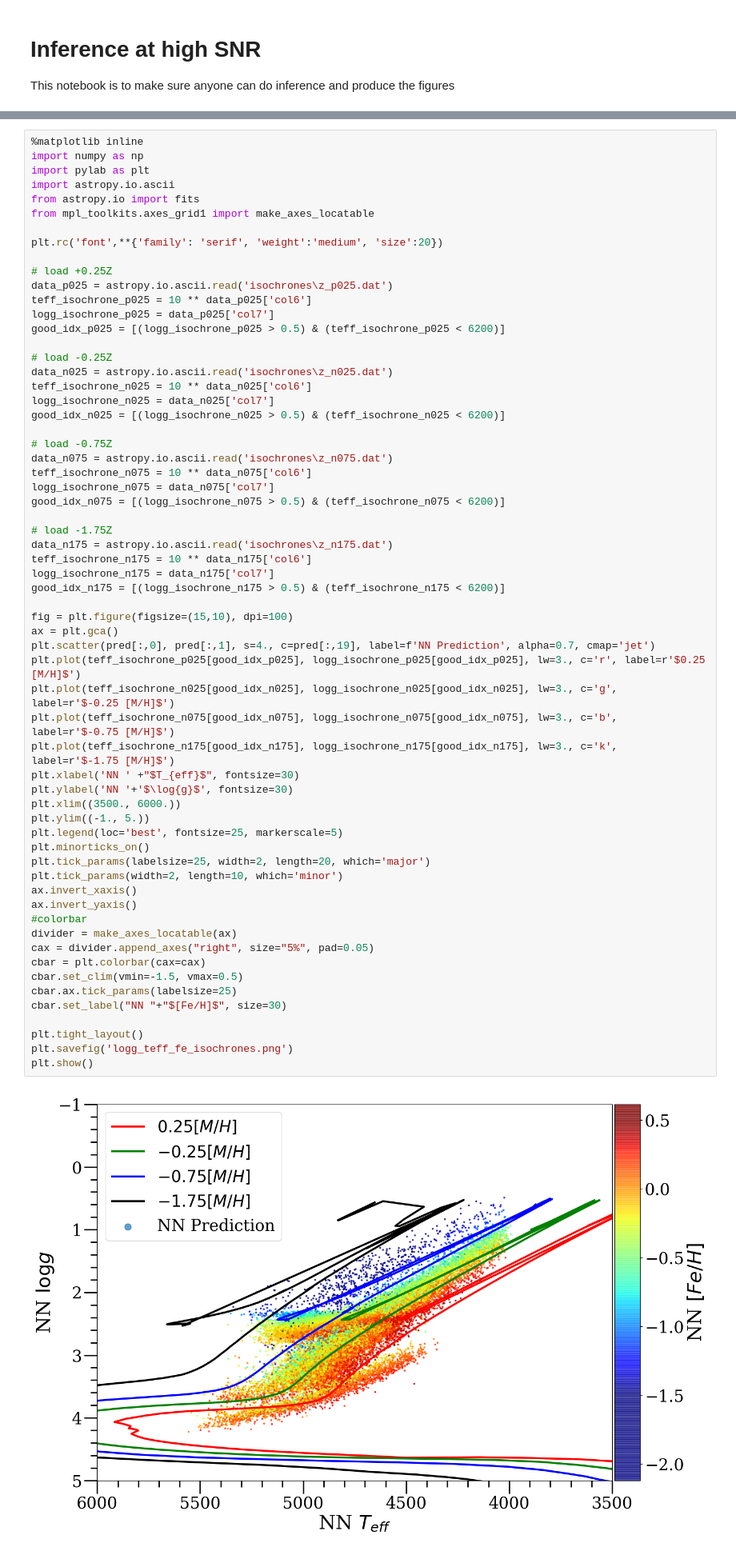
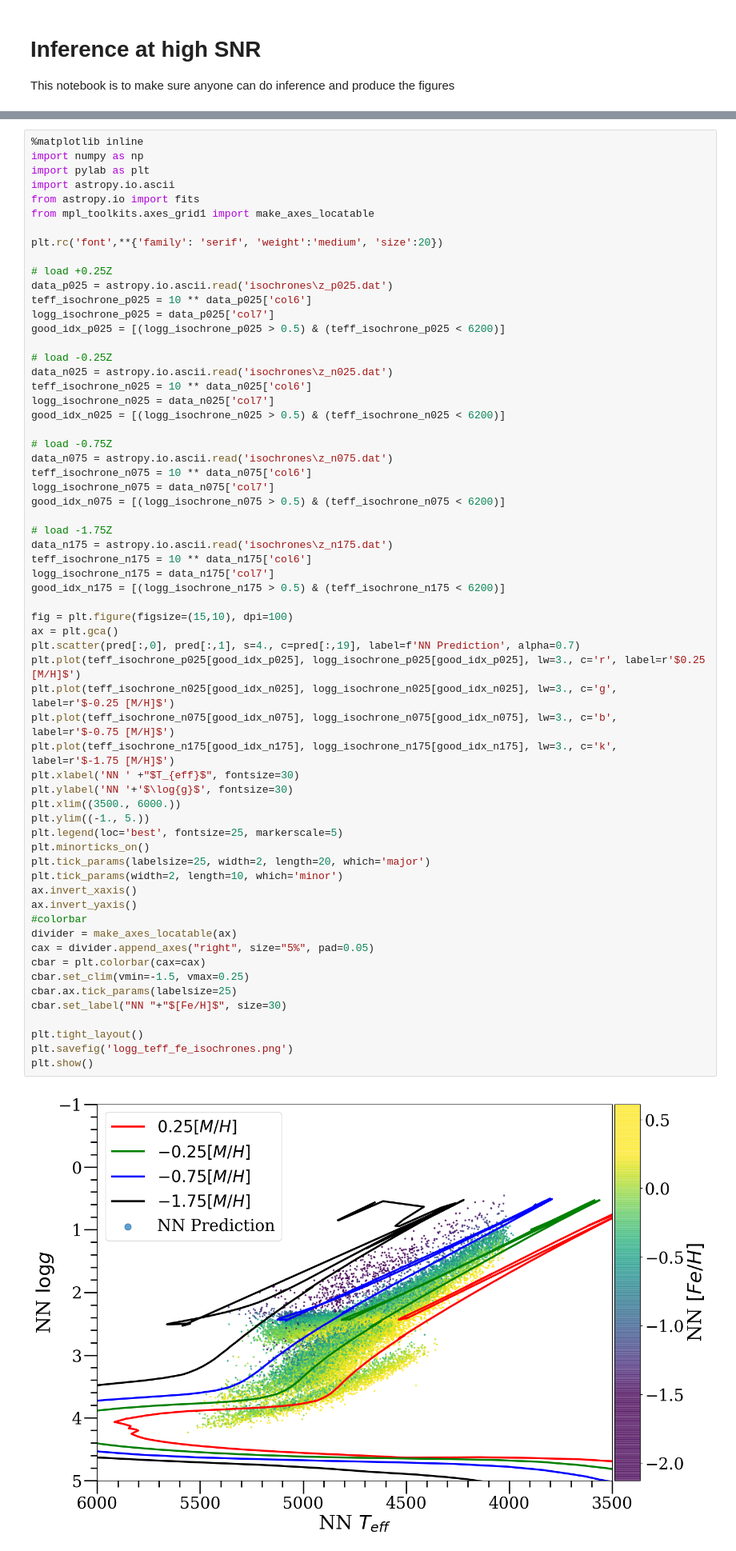
Before and after one commit to henrysky/astroNN_spectra_paper_figures, a Jupyter notebook: Inference_highSNR.ipynb, the cells around one changed output, grey strips where cells are left out. Shown at 80% size. Drawn from its saved outputs; the diff is of its cells as text.

```diff
--- a/Inference_highSNR.ipynb
+++ b/Inference_highSNR.ipynb
@@ -76,33 +76,33 @@ teff_isochrone_n175 = 10 ** data_n175['col6']
 logg_isochrone_n175 = data_n175['col7']
 good_idx_n175 = [(logg_isochrone_n175 > 0.5) & (teff_isochrone_n175 < 6200)]
 
 fig = plt.figure(figsize=(15,10), dpi=100)
 ax = plt.gca()
-plt.scatter(pred[:,0], pred[:,1], s=4., c=pred[:,19], label=f'NN Prediction', alpha=0.7, cmap='jet')
+plt.scatter(pred[:,0], pred[:,1], s=4., c=pred[:,19], label=f'NN Prediction', alpha=0.7)
 plt.plot(teff_isochrone_p025[good_idx_p025], logg_isochrone_p025[good_idx_p025], lw=3., c='r', label=r'$0.25 [M/H]$')
 plt.plot(teff_isochrone_n025[good_idx_n025], logg_isochrone_n025[good_idx_n025], lw=3., c='g', label=r'$-0.25 [M/H]$')
 plt.plot(teff_isochrone_n075[good_idx_n075], logg_isochrone_n075[good_idx_n075], lw=3., c='b', label=r'$-0.75 [M/H]$')
 plt.plot(teff_isochrone_n175[good_idx_n175], logg_isochrone_n175[good_idx_n175], lw=3., c='k', label=r'$-1.75 [M/H]$')
 plt.xlabel('NN ' +"$T_{eff}$", fontsize=30)
 plt.ylabel('NN '+'$\log{g}$', fontsize=30)
 plt.xlim((3500., 6000.))
 plt.ylim((-1., 5.))
 plt.legend(loc='best', fontsize=25, markerscale=5)
 plt.minorticks_on()
 plt.tick_params(labelsize=25, width=2, length=20, which='major')
 plt.tick_params(width=2, length=10, which='minor')
 ax.invert_xaxis()
 ax.invert_yaxis()
 #colorbar
 divider = make_axes_locatable(ax)
 cax = divider.append_axes("right", size="5%", pad=0.05)
 cbar = plt.colorbar(cax=cax)
-cbar.set_clim(vmin=-1.5, vmax=0.5)
+cbar.set_clim(vmin=-1.5, vmax=0.25)
 cbar.ax.tick_params(labelsize=25)
 cbar.set_label("NN "+"$[Fe/H]$", size=30)
 
 plt.tight_layout()
 plt.savefig('logg_teff_fe_isochrones.png')
 plt.show()
 # %% [output]
-[figure, old version]
+[figure, new version]
```
Also changed, not shown: parts of 2 cells of this notebook.
